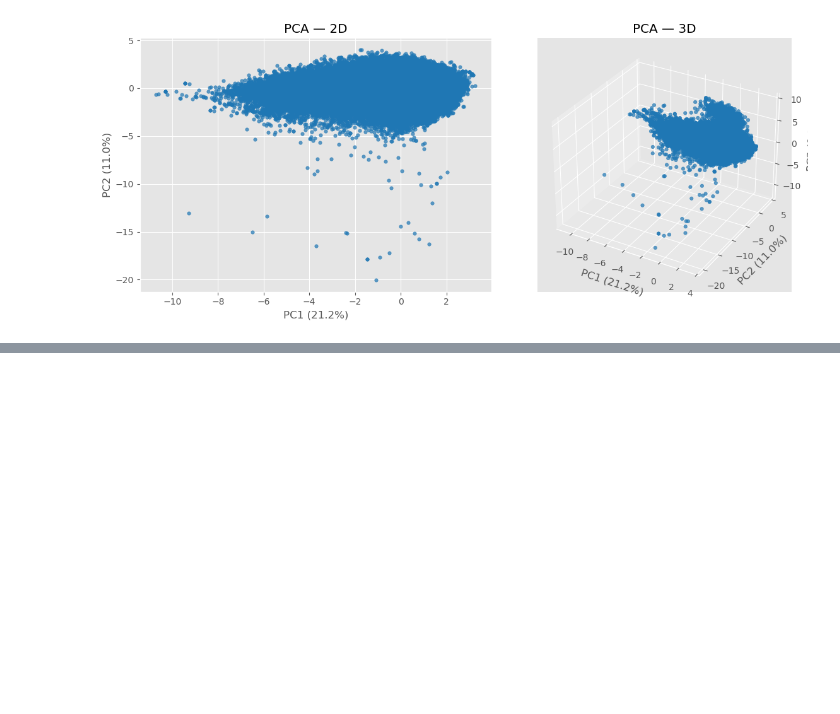
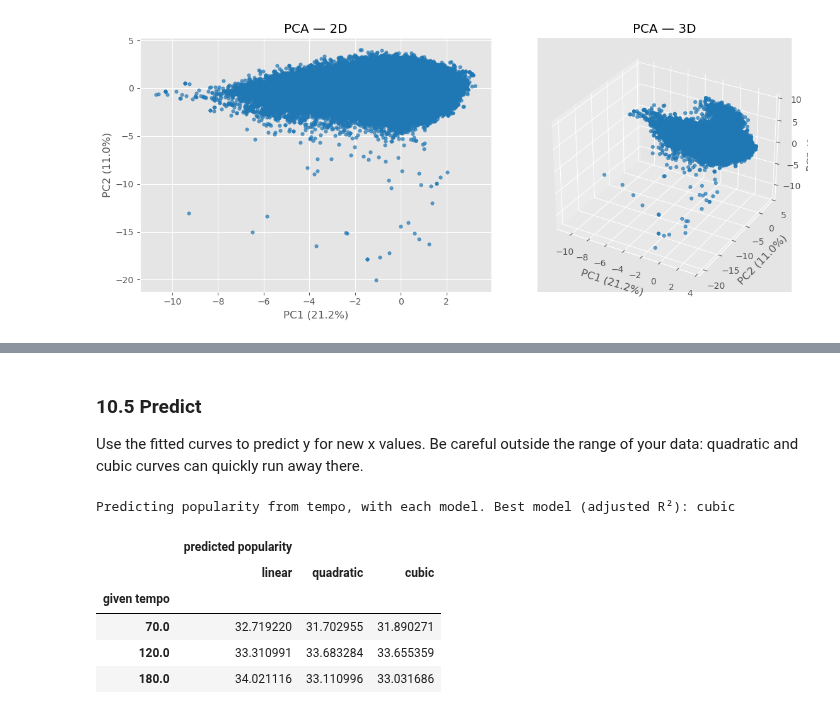
Before and after one commit to Telmo-Claro/ds_toolkit, a Jupyter notebook: main.ipynb, the cells around one changed output, grey strips where cells are left out. Drawn from its saved outputs; the diff is of its cells as text; code cells hidden in the pictures; blank space fills up the shorter version.

```diff
--- a/main.ipynb
+++ b/main.ipynb
@@ -391,0 +493,15 @@ tk.plot_pca(components, color_by=COLOR_BY, save_as=SAVE_AS)
+# %% [markdown]
+### <a id="105-predict"></a>10.5 Predict
+Use the fitted curves to predict y for new x values. Be careful outside the range of your data: quadratic and cubic curves can quickly run away there.
+# %%
+VALUES = [70, 120, 180]  # x values to predict for
+
+md.predict(results, VALUES)
+# %% [output]
+Predicting popularity from tempo, with each model. Best model (adjusted R²): cubic
+|  | predicted popularity |  |  |
+|  | linear | quadratic | cubic |
+| given tempo |  |  |  |
+| 70.0 | 32.719220 | 31.702955 | 31.890271 |
+| 120.0 | 33.310991 | 33.683284 | 33.655359 |
+| 180.0 | 34.021116 | 33.110996 | 33.031686 |
```
Also changed, not shown: parts of 32 cells of this notebook, 2 other files.
